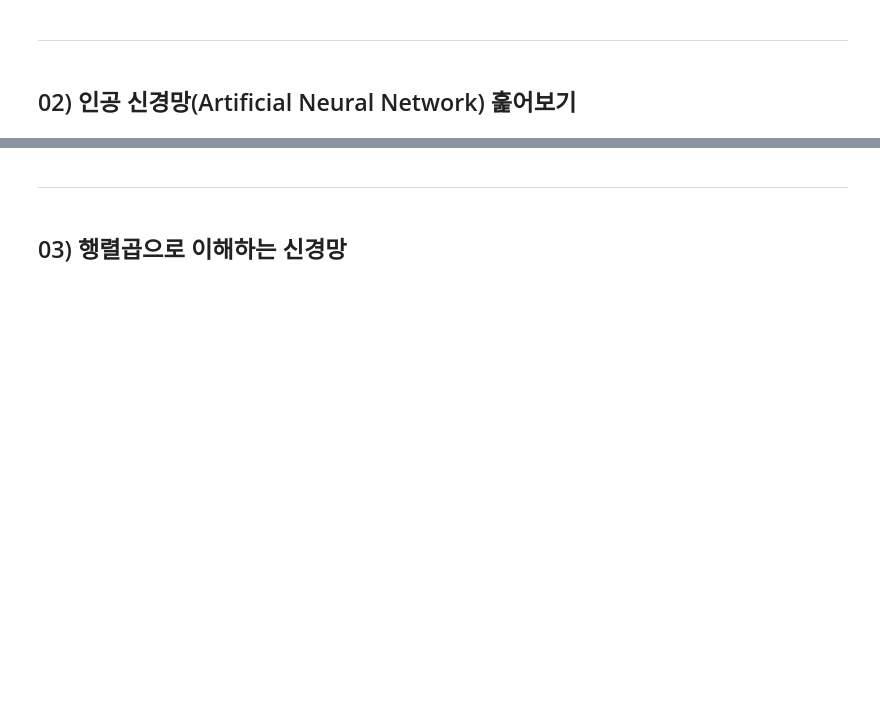
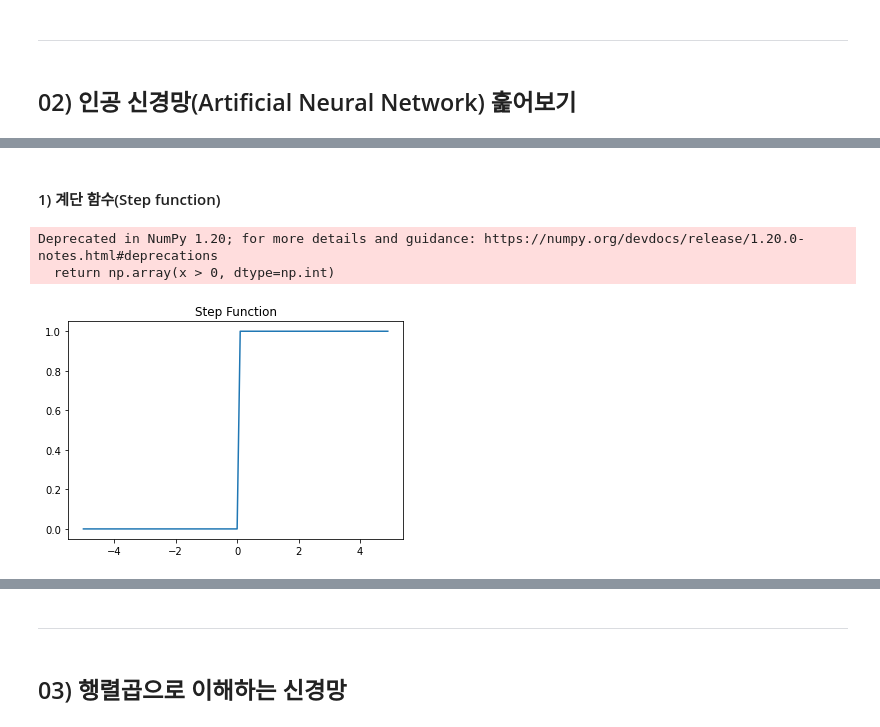
Before and after one commit to euneun316/NLP-Study, a Jupyter notebook: tensorflow-nlp-tutorial/Deep_Learning.ipynb, the cells around one changed output, grey strips where cells are left out. Saved outputs shown, nothing was run; the diff lists cells and outputs as text; code cells hidden in the pictures; blank space fills up the shorter version.

```diff
--- a/tensorflow-nlp-tutorial/Deep_Learning.ipynb
+++ b/tensorflow-nlp-tutorial/Deep_Learning.ipynb
@@ -10,0 +76,17 @@
+# %% [markdown]
+#### 1) 계단 함수(Step function)
+# %%
+import numpy as np
+import matplotlib.pyplot as plt
+
+def step(x):
+    return np.array(x > 0, dtype=np.int)
+x = np.arange(-5.0, 5.0, 0.1) # -5.0부터 5.0까지 0.1 간격 생성
+y = step(x)
+plt.title('Step Function')
+plt.plot(x,y)
+plt.show()
+# %% [output]
+Deprecated in NumPy 1.20; for more details and guidance: https://numpy.org/devdocs/release/1.20.0-notes.html#deprecations
+  return np.array(x > 0, dtype=np.int)
+[figure, added]
```
Also changed, not shown: parts of 34 cells of this notebook.
